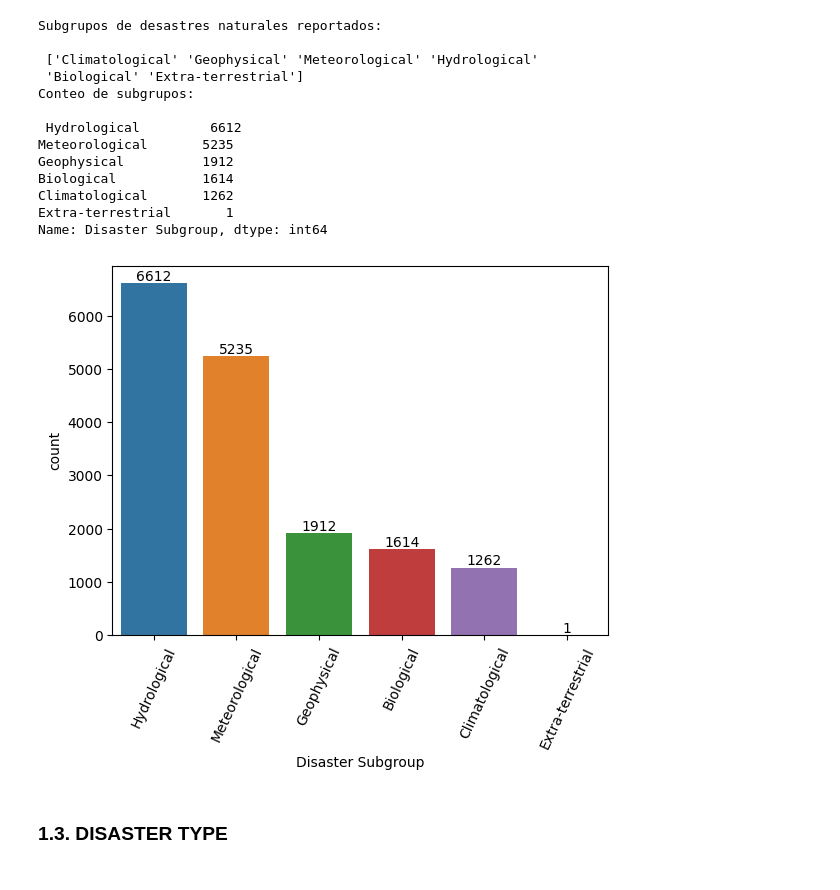
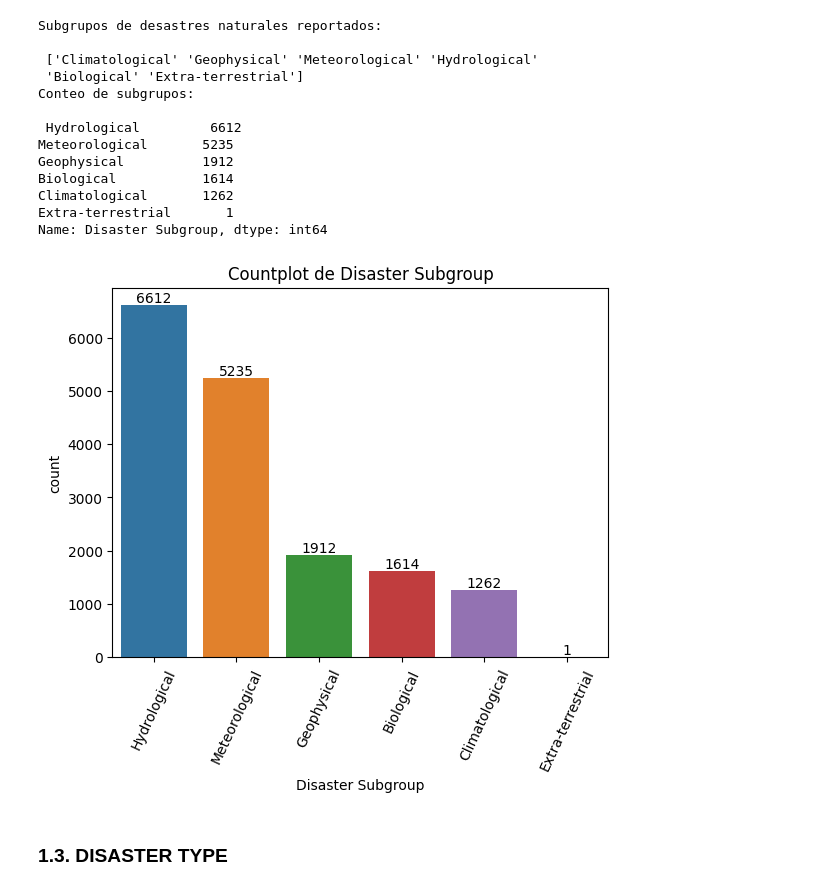
Before and after one commit to AleDataAnalyst/grupo2_desastresnaturales, a Jupyter notebook: Notebooks/01LimpiarDatos/01_Ele_Analisis_Inicial.ipynb, the cells around one changed output. Cells and saved outputs as stored; diff of their text form; code cells hidden in the pictures.

```diff
--- a/Notebooks/01LimpiarDatos/01_Ele_Analisis_Inicial.ipynb
+++ b/Notebooks/01LimpiarDatos/01_Ele_Analisis_Inicial.ipynb
@@ -197,10 +199,11 @@ Name: Disaster Subgroup, dtype: int64
 # %%
 order = df['Disaster Subgroup'].value_counts(ascending=False).index
 ax = sns.countplot(data = df, x ='Disaster Subgroup', order=order)
 plt.xticks(rotation=65)
+plt.title('Countplot de Disaster Subgroup')
 ax.bar_label(ax.containers[0]);
 # %% [output]
-[figure, old version]
+[figure, new version]
 # %% [markdown]
 ### 1.3. DISASTER TYPE
 # %%
```
Also changed, not shown: parts of 22 cells of this notebook.
